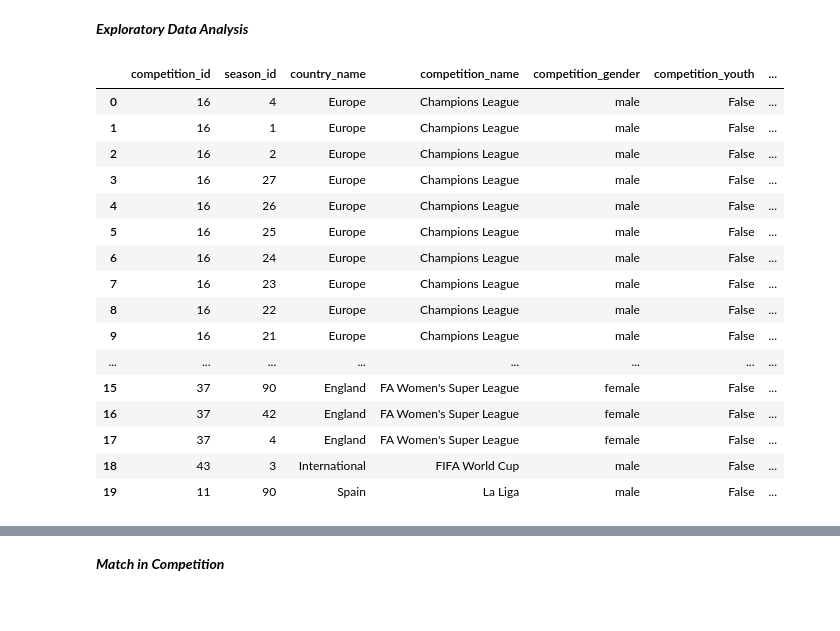
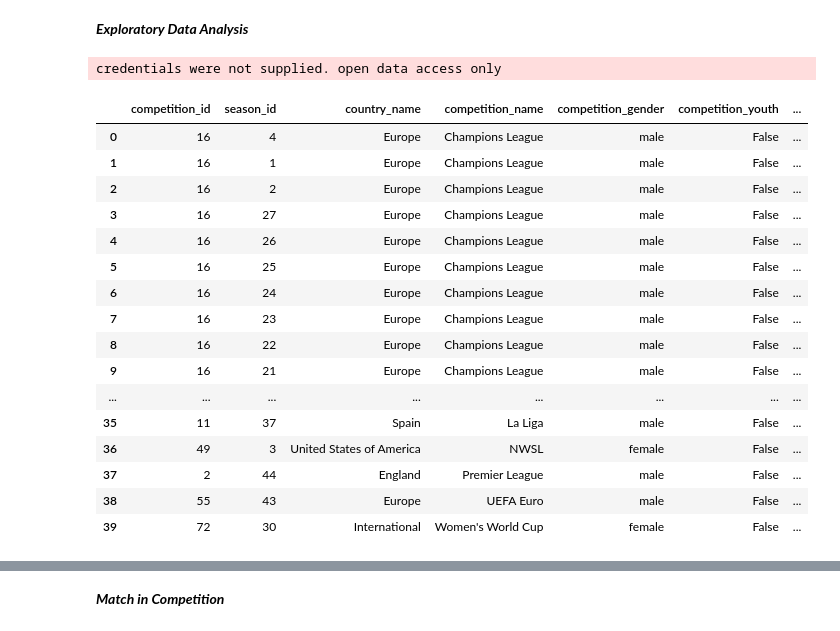
Before and after one commit to moh-it4/Project_Data_science, a Jupyter notebook: Code/Football analysis with Statsbomb.ipynb, the cells around one changed output, grey strips where cells are left out. Saved outputs shown, nothing was run; the diff lists cells and outputs as text; code cells hidden in the pictures.

```diff
--- a/Code/Football analysis with Statsbomb.ipynb
+++ b/Code/Football analysis with Statsbomb.ipynb
@@ -29,23 +29,24 @@ import numpy as np
 ***Exploratory Data Analysis***
 # %%
 comp = pd.DataFrame(sb.competitions())
-comp.head(20)
+comp.head(50)
 # %% [output]
+credentials were not supplied. open data access only
 |  | competition_id | season_id | country_name | competition_name | competition_gender | competition_youth | ... |
 | 0 | 16 | 4 | Europe | Champions League | male | False | ... |
 | 1 | 16 | 1 | Europe | Champions League | male | False | ... |
 | 2 | 16 | 2 | Europe | Champions League | male | False | ... |
 | 3 | 16 | 27 | Europe | Champions League | male | False | ... |
 | 4 | 16 | 26 | Europe | Champions League | male | False | ... |
 | 5 | 16 | 25 | Europe | Champions League | male | False | ... |
 | 6 | 16 | 24 | Europe | Champions League | male | False | ... |
 | 7 | 16 | 23 | Europe | Champions League | male | False | ... |
 | 8 | 16 | 22 | Europe | Champions League | male | False | ... |
 | 9 | 16 | 21 | Europe | Champions League | male | False | ... |
 | ... | ... | ... | ... | ... | ... | ... | ... |
-| 15 | 37 | 90 | England | FA Women's Super League | female | False | ... |
-| 16 | 37 | 42 | England | FA Women's Super League | female | False | ... |
-| 17 | 37 | 4 | England | FA Women's Super League | female | False | ... |
-| 18 | 43 | 3 | International | FIFA World Cup | male | False | ... |
-| 19 | 11 | 90 | Spain | La Liga | male | False | ... |
+| 35 | 11 | 37 | Spain | La Liga | male | False | ... |
+| 36 | 49 | 3 | United States of America | NWSL | female | False | ... |
+| 37 | 2 | 44 | England | Premier League | male | False | ... |
+| 38 | 55 | 43 | Europe | UEFA Euro | male | False | ... |
+| 39 | 72 | 30 | International | Women's World Cup | female | False | ... |
 # %%
```
Also changed, not shown: parts of 19 cells of this notebook.
